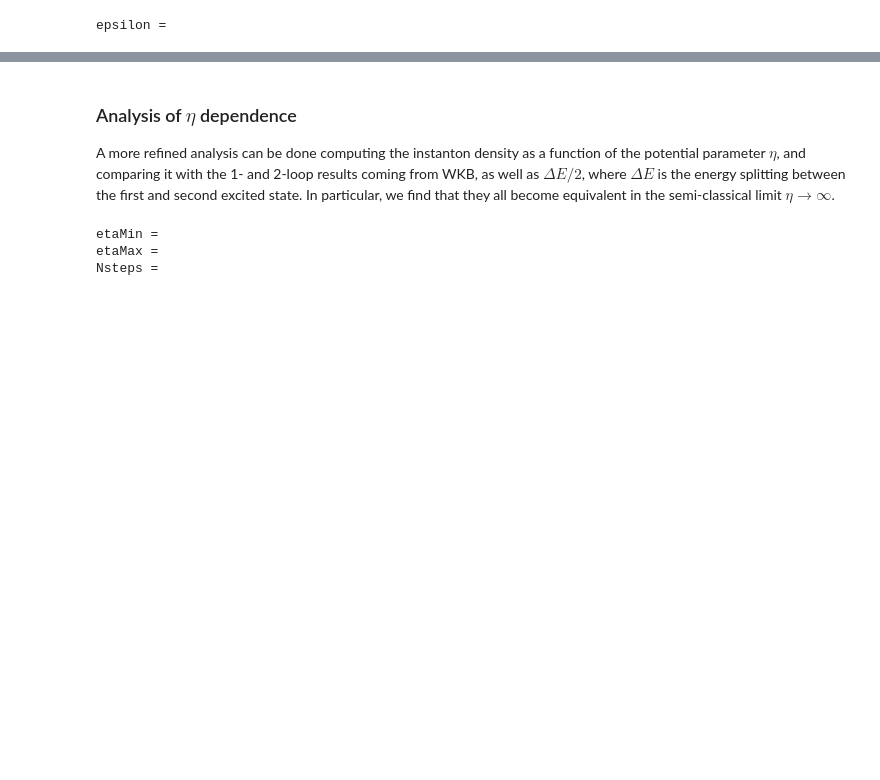
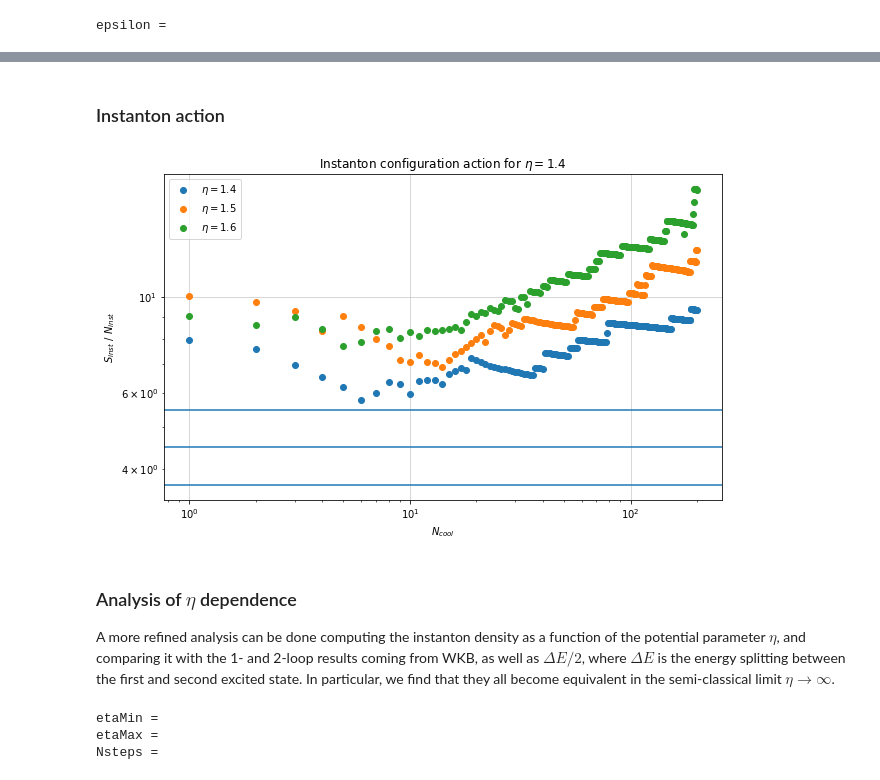
Before and after one commit to FabioOri/QuantumMonteCarlo, a Jupyter notebook: 4_instdensity.ipynb, the cells around one changed output, grey strips where cells are left out. Saved outputs shown, nothing was run; the diff lists cells and outputs as text; code cells hidden in the pictures; blank space fills up the shorter version.

```diff
--- a/4_instdensity.ipynb
+++ b/4_instdensity.ipynb
@@ -169,3 +204,26 @@ plt.show()
+# %% [markdown]
+### Instanton action
+# %%
+fig, ax = plt.subplots(figsize=(10,6))
+
+for j in range(3):
+    eta0 = eta + 0.1*j;
+    ydata = inst_S[j, :] / Ninst[j, :];
+    ax.plot(xdata, ydata, 'o' , label = '$\eta = $'+str(round(eta0, 1)));         # Cooling data
+
+    S0 = 4*eta0**3/3;
+    ax.axhline(y = S0)           # Classical action
+
+ax.set_xlabel('$N_{cool}$');
+ax.set_ylabel('$S_{inst}\ /\ N_{inst}$');
+plt.grid(linewidth=0.5);
+plt.title('Instanton configuration action for $\eta =$'+str(eta));
+ax.set_xscale('log');
+ax.set_yscale('log');
+plt.legend();
+plt.show()
+# %% [output]
+[figure, added]
 # %% [markdown]
 ### Analysis of $\eta$ dependence
 A more refined analysis can be done computing the instanton density as a function of the potential parameter $\eta$, and comparing it with the 1- and 2-loop results coming from WKB, as well as $\Delta E/2$, where $\Delta E$ is the energy splitting between the first and second excited state. In particular, we find that they all become equivalent in the semi-classical limit $\eta\to\infty$.
```
Also changed, not shown: parts of 27 cells of this notebook, 5 other files.
